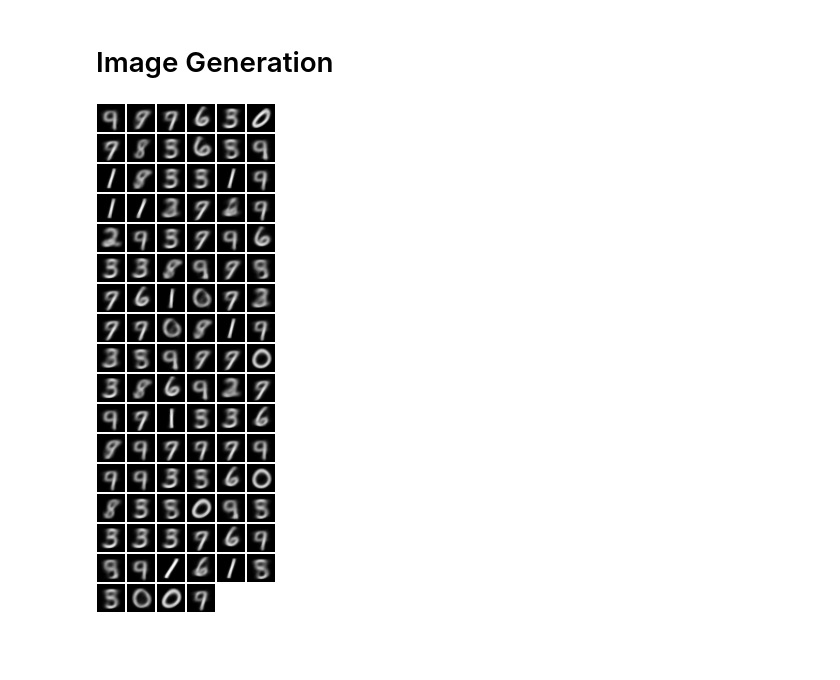
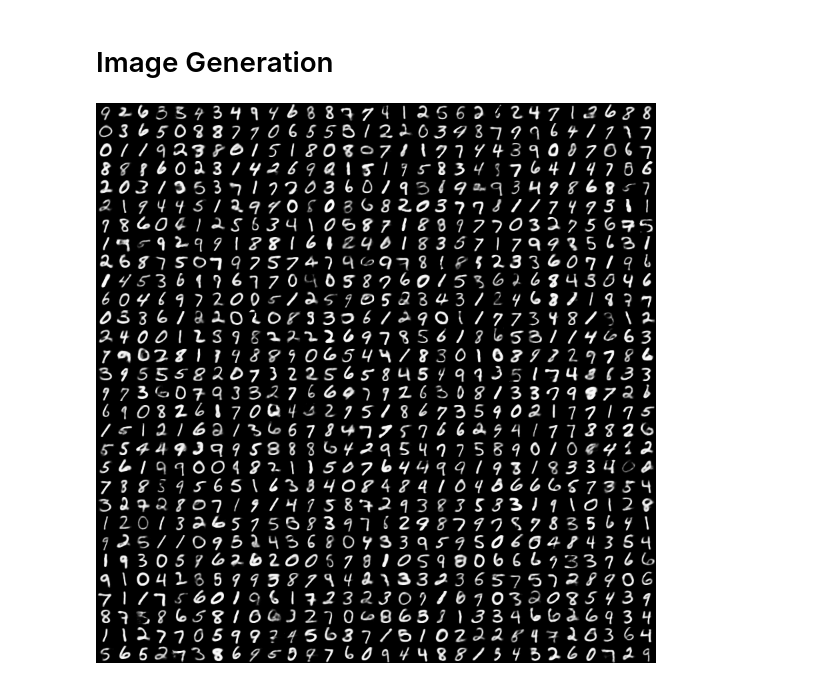
Before and after one commit to RuiShu/variational-autoencoder, a Jupyter notebook: visualization/mnist_gmm_vae.ipynb, the cells around one changed output. Cells and saved outputs as stored; diff of their text form; code cells hidden in the pictures; blank space fills up the shorter version.

```diff
--- a/visualization/mnist_gmm_vae.ipynb
+++ b/visualization/mnist_gmm_vae.ipynb
@@ -16,7 +17,7 @@ cmd = {h_size = 400, z_size = 1}
 # %%
 N = 50
 data = MnistManager(50):cuda()
-saved = torch.load('save/GmmVae.t7')
+saved = torch.load('save/GmmVae_z10_m1000.t7')
 vae = saved.vae
 # %% [markdown]
 # Image Reconstruction
@@ -54,15 +71,16 @@ plt:draw()
 # %% [markdown]
 # Image Generation
 # %%
-sampler = nn.IndGmmSampler():cuda()
+gmmSampler = nn.GmmSampler():cuda()
 # %%
-N = 100
+N = 900
 data:shuffle(N)
 input = data:next()[1]
-mask = input:clone():zero()
-pmulv = vae.prior:forward(mask)
-code = sampler:forward(pmulv)
+pmulv, mulv, recon = unpack(vae.model:forward(input))
+code = gmmSampler:forward(pmulv)
 recon = vae.decoder:forward(code)
-itorch.image(recon:reshape(N, 1, 28, 28))
+recon = recon:reshape(N, 28, 28)
+images = grid.stack(recon, 30, 30)
+itorch.image(images)
 # %% [output]
-[figure, old version]
+[figure, new version]
```
Also changed, not shown: parts of 11 cells of this notebook, 3 other files.
